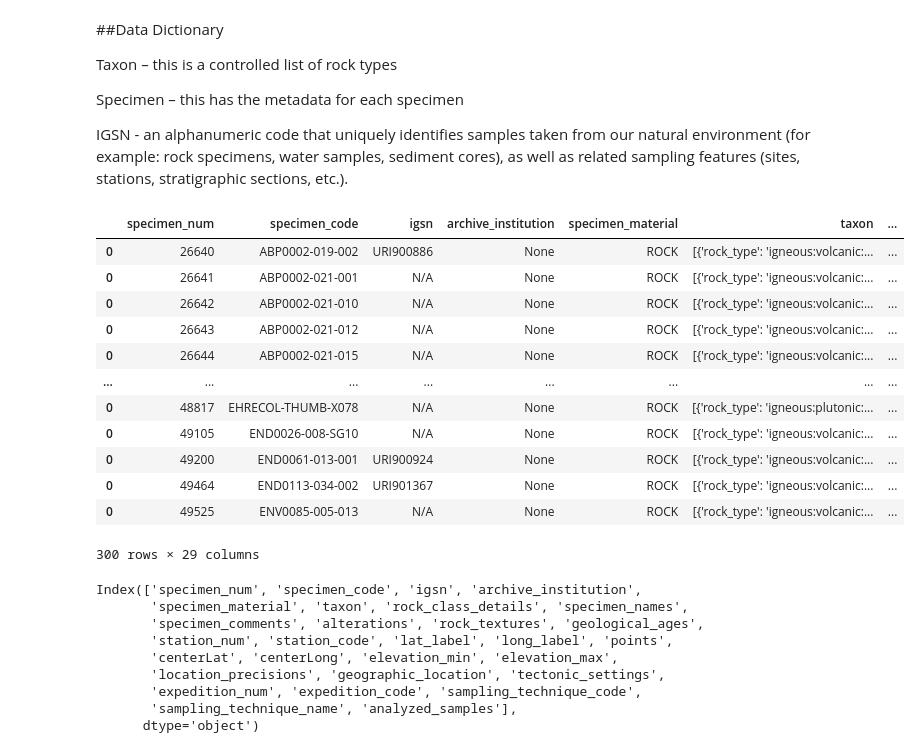
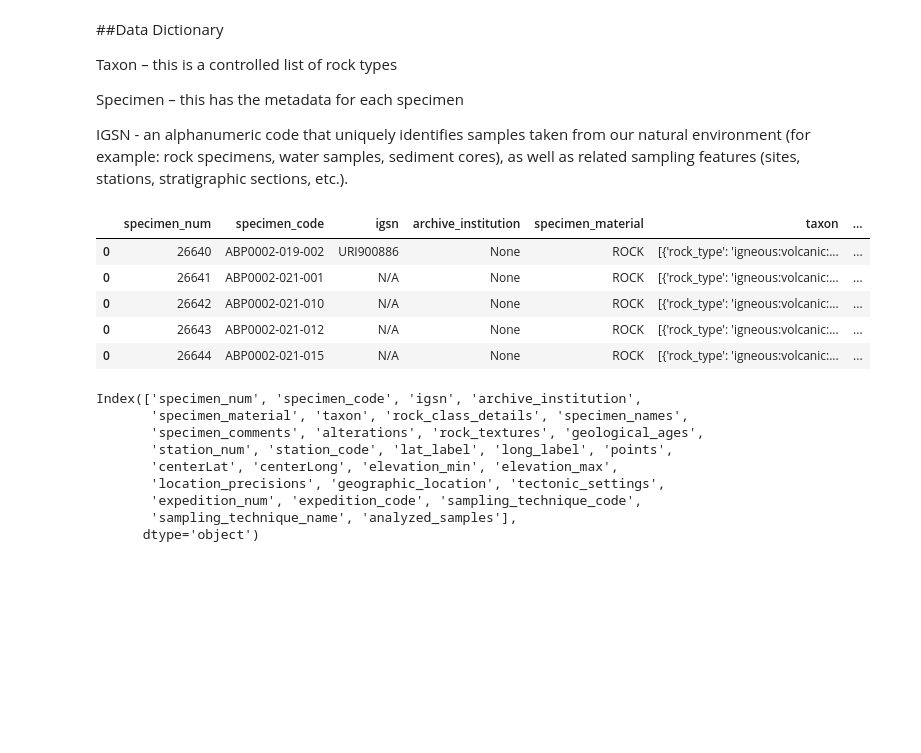
Before and after one commit to mdogy/MLforEarthChem, a Jupyter notebook: developmentNotebooks/final_final.ipynb, the cells around one changed output. Drawn from its saved outputs; the diff is of its cells as text; code cells hidden in the pictures; blank space fills up the shorter version.

```diff
--- a/developmentNotebooks/final_final.ipynb
+++ b/developmentNotebooks/final_final.ipynb
@@ -56,27 +56,21 @@ IGSN - an alphanumeric code that uniquely identifies samples taken from our natu
 # %%
 
 df1= pd.DataFrame.from_dict(json_normalize(files[0]['data']), orient='columns')
 i = 1
-while i < len(files):
+#while i < len(files):
+while i < 5:
     df2 = pd.DataFrame.from_dict(json_normalize(files[i]['data']), orient='columns')
     df1 = df1.append(df2)
     i = i + 1
 pd.set_option("display.max_columns", 29)
 df1
 # %% [output]
 |  | specimen_num | specimen_code | igsn | archive_institution | specimen_material | taxon | ... |
 | 0 | 26640 | ABP0002-019-002 | URI900886 | None | ROCK | [{'rock_type': 'igneous:volcanic:... | ... |
 | 0 | 26641 | ABP0002-021-001 | N/A | None | ROCK | [{'rock_type': 'igneous:volcanic:... | ... |
 | 0 | 26642 | ABP0002-021-010 | N/A | None | ROCK | [{'rock_type': 'igneous:volcanic:... | ... |
 | 0 | 26643 | ABP0002-021-012 | N/A | None | ROCK | [{'rock_type': 'igneous:volcanic:... | ... |
 | 0 | 26644 | ABP0002-021-015 | N/A | None | ROCK | [{'rock_type': 'igneous:volcanic:... | ... |
-| ... | ... | ... | ... | ... | ... | ... | ... |
-| 0 | 48817 | EHRECOL-THUMB-X078 | N/A | None | ROCK | [{'rock_type': 'igneous:plutonic:... | ... |
-| 0 | 49105 | END0026-008-SG10 | N/A | None | ROCK | [{'rock_type': 'igneous:volcanic:... | ... |
-| 0 | 49200 | END0061-013-001 | URI900924 | None | ROCK | [{'rock_type': 'igneous:volcanic:... | ... |
-| 0 | 49464 | END0113-034-002 | URI901367 | None | ROCK | [{'rock_type': 'igneous:volcanic:... | ... |
-| 0 | 49525 | ENV0085-005-013 | N/A | None | ROCK | [{'rock_type': 'igneous:volcanic:... | ... |
-300 rows × 29 columns
 # %%
 df1.columns
 # %% [output]
```
Also changed, not shown: parts of 28 cells of this notebook.
